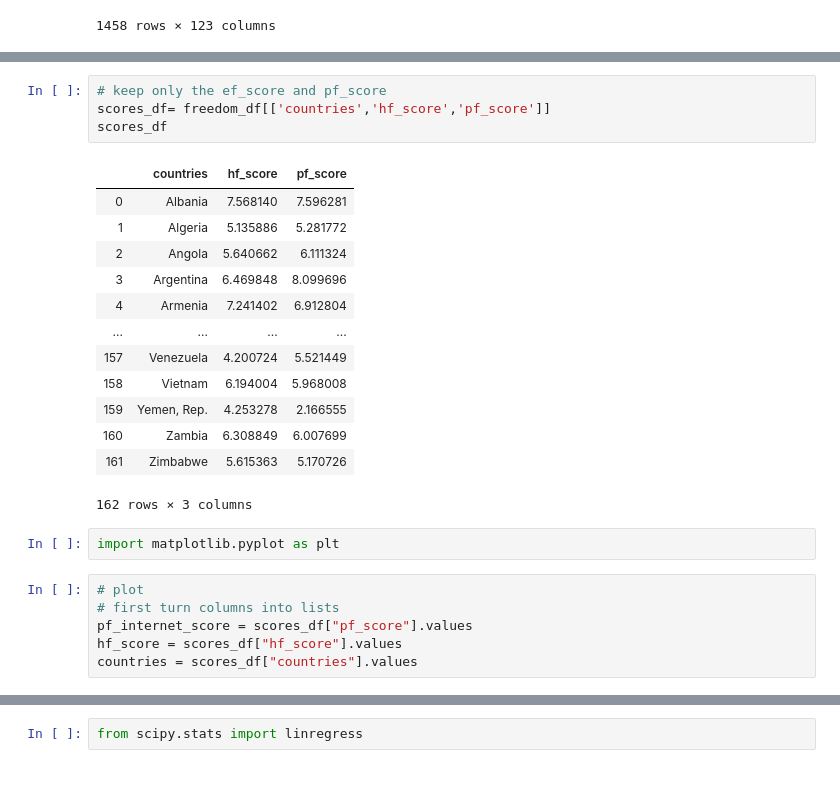
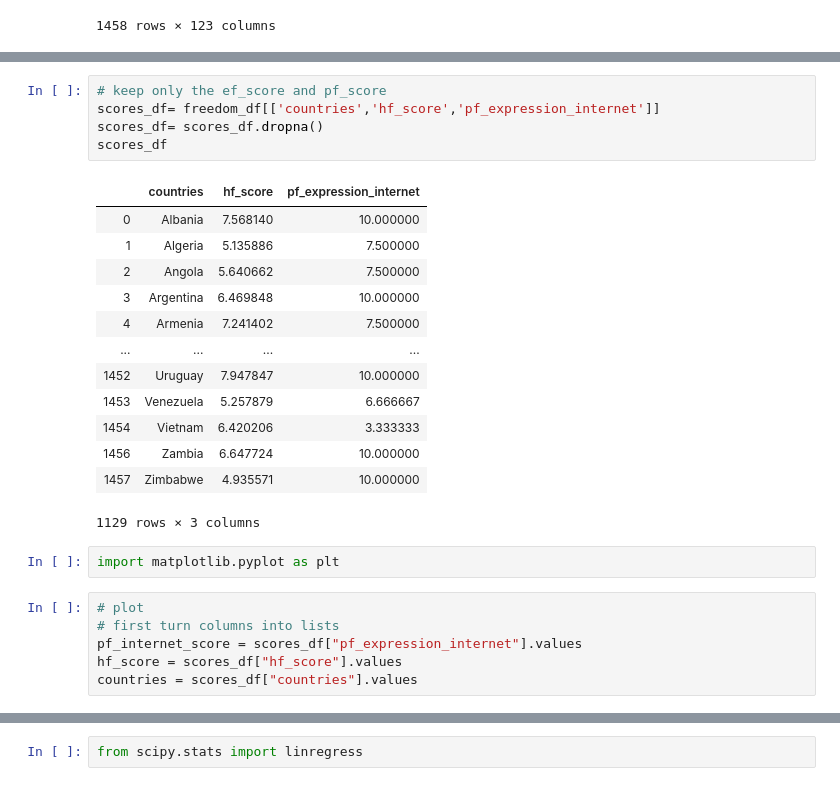
Before and after one commit to shamrockbandit/Project1_repo, a Jupyter notebook: pf_internet score vs hf_score.ipynb, the cells around one changed output, grey strips where cells are left out. Cells and saved outputs as stored; diff of their text form.

```diff
--- a/pf_internet score vs hf_score.ipynb
+++ b/pf_internet score vs hf_score.ipynb
@@ -51,26 +37,27 @@ freedom_df
 # %%
 # keep only the ef_score and pf_score
-scores_df= freedom_df[['countries','hf_score','pf_score']]
+scores_df= freedom_df[['countries','hf_score','pf_expression_internet']]
+scores_df= scores_df.dropna()
 scores_df
 # %% [output]
-|  | countries | hf_score | pf_score |
-| 0 | Albania | 7.568140 | 7.596281 |
-| 1 | Algeria | 5.135886 | 5.281772 |
-| 2 | Angola | 5.640662 | 6.111324 |
-| 3 | Argentina | 6.469848 | 8.099696 |
-| 4 | Armenia | 7.241402 | 6.912804 |
+|  | countries | hf_score | pf_expression_internet |
+| 0 | Albania | 7.568140 | 10.000000 |
+| 1 | Algeria | 5.135886 | 7.500000 |
+| 2 | Angola | 5.640662 | 7.500000 |
+| 3 | Argentina | 6.469848 | 10.000000 |
+| 4 | Armenia | 7.241402 | 7.500000 |
 | ... | ... | ... | ... |
-| 157 | Venezuela | 4.200724 | 5.521449 |
-| 158 | Vietnam | 6.194004 | 5.968008 |
-| 159 | Yemen, Rep. | 4.253278 | 2.166555 |
-| 160 | Zambia | 6.308849 | 6.007699 |
-| 161 | Zimbabwe | 5.615363 | 5.170726 |
+| 1452 | Uruguay | 7.947847 | 10.000000 |
+| 1453 | Venezuela | 5.257879 | 6.666667 |
+| 1454 | Vietnam | 6.420206 | 3.333333 |
+| 1456 | Zambia | 6.647724 | 10.000000 |
+| 1457 | Zimbabwe | 4.935571 | 10.000000 |
-162 rows × 3 columns
+1129 rows × 3 columns
 # %%
 import matplotlib.pyplot as plt
 # %%
 # plot
 # first turn columns into lists
-pf_internet_score = scores_df["pf_score"].values
+pf_internet_score = scores_df["pf_expression_internet"].values
 hf_score = scores_df["hf_score"].values
 countries = scores_df["countries"].values
```
Also changed, not shown: parts of 9 cells of this notebook, 1 other file.
